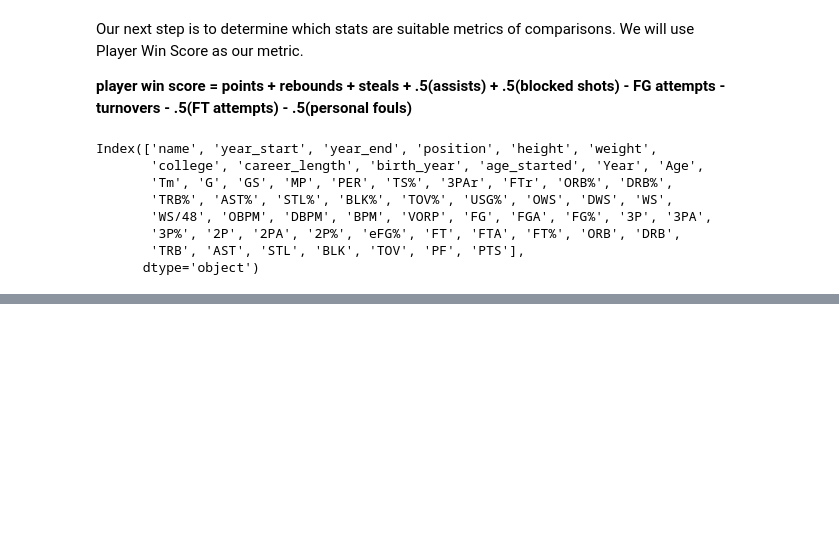
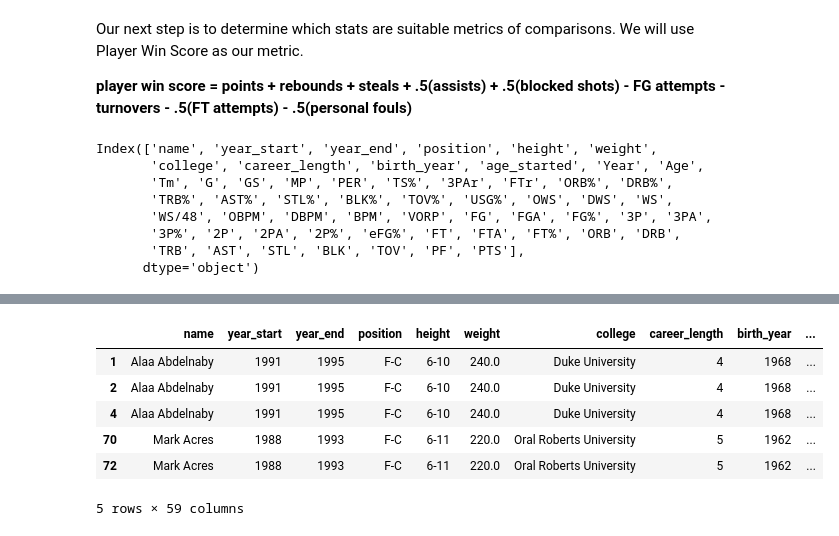
Before and after one commit to isacmlee/sports-analytics, a Jupyter notebook: Analysis on NBA players since 1950/nba player stats.ipynb, the cells around one changed output, grey strips where cells are left out. Saved outputs shown, nothing was run; the diff lists cells and outputs as text; code cells hidden in the pictures; blank space fills up the shorter version.

```diff
--- a/Analysis on NBA players since 1950/nba player stats.ipynb
+++ b/Analysis on NBA players since 1950/nba player stats.ipynb
@@ -291,0 +323,11 @@ Name: player_win_score, dtype: float64
+# %%
+# F-C and C-F dataframe
+merged[(merged.position == 'C-F') | (merged.position == 'F-C')].head()
+# %% [output]
+|  | name | year_start | year_end | position | height | weight | college | career_length | birth_year | ... |
+| 1 | Alaa Abdelnaby | 1991 | 1995 | F-C | 6-10 | 240.0 | Duke University | 4 | 1968 | ... |
+| 2 | Alaa Abdelnaby | 1991 | 1995 | F-C | 6-10 | 240.0 | Duke University | 4 | 1968 | ... |
+| 4 | Alaa Abdelnaby | 1991 | 1995 | F-C | 6-10 | 240.0 | Duke University | 4 | 1968 | ... |
+| 70 | Mark Acres | 1988 | 1993 | F-C | 6-11 | 220.0 | Oral Roberts University | 5 | 1962 | ... |
+| 72 | Mark Acres | 1988 | 1993 | F-C | 6-11 | 220.0 | Oral Roberts University | 5 | 1962 | ... |
+5 rows × 59 columns
```
Also changed, not shown: parts of 11 cells of this notebook.
